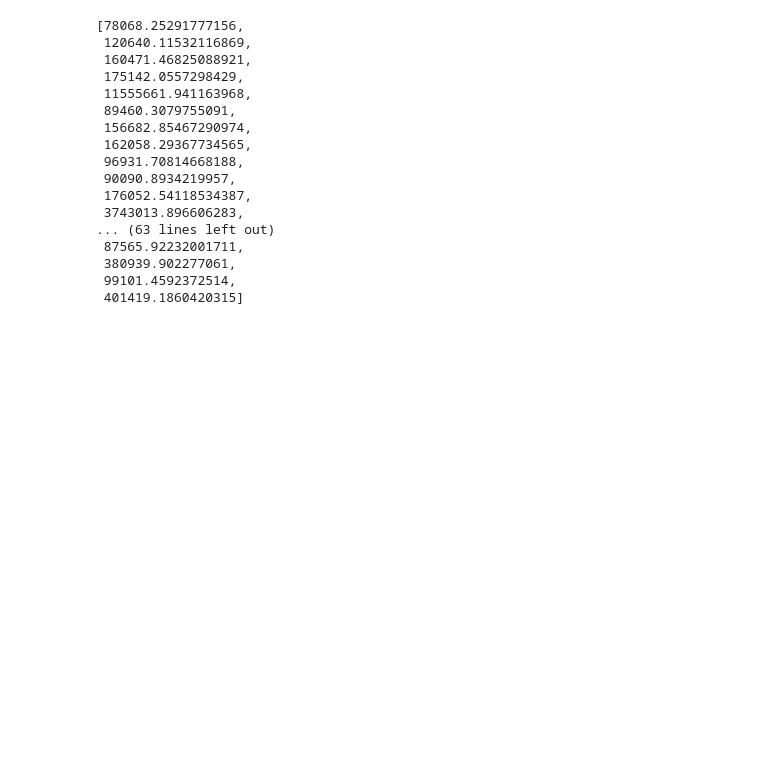
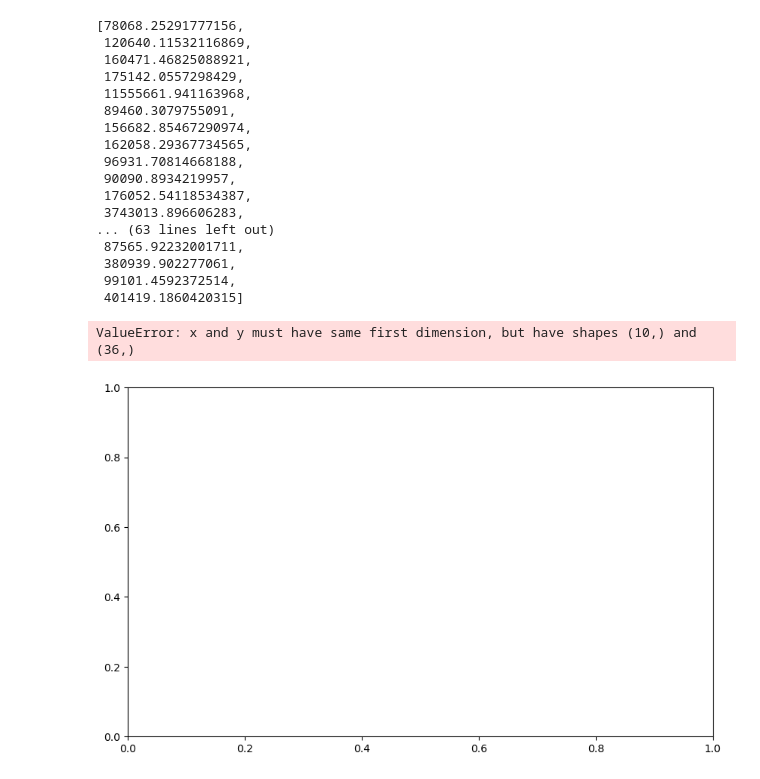
Before and after one commit to zerobeatsnan/Machine-Deep-Learning-in-Financial-Modeling, a Jupyter notebook: ipca.ipynb, the cells around one changed output. Drawn from its saved outputs; the diff is of its cells as text; code cells hidden in the pictures; blank space fills up the shorter version.

```diff
--- a/ipca.ipynb
+++ b/ipca.ipynb
@@ -265,11 +266,11 @@ stock_char = data.iloc[:,:-1]
 
 char_array = stock_char.values
 ret_array = stock_ret.values
-n_clusters = 20
-kmeans = KMeans(n_clusters = n_clusters)
+# n_clusters = 20
+# kmeans = KMeans(n_clusters = n_clusters)
 
-kmeans.fit(char_array)
-print("clustering finish")
+# kmeans.fit(char_array)
+# print("clustering finish")
 # centers = kmeans.cluster_centers_
 # gamma = 1
 # gram_train = kernel.rbf_kernel(char_array, centers, gamma = gamma)
@@ -287,0 +277,24 @@ characteristic_dic["1963-01-31"].columns
+# %%
+bic_values = []
+
+n_components_range = range(1, 11)
+
+for n_component in trange(1,37):
+
+    gmm = GaussianMixture(n_components = n_component, random_state=42)
+
+    gmm.fit(char_array)
+
+    bic_values.append(gmm.bic(char_array))
+
+plt.figure(figsize=(10, 6))
+plt.plot(n_components_range, bic_values, marker='o')
+plt.title('BIC scores for different number of components')
+plt.xlabel('Number of Components')
+plt.ylabel('BIC Value')
+plt.xticks(n_components_range)
+plt.grid(True)
+plt.show()
+# %% [output]
+ValueError: x and y must have same first dimension, but have shapes (10,) and (36,)
+[figure, added]
```
Also changed, not shown: parts of 14 cells of this notebook, 6 other files.
